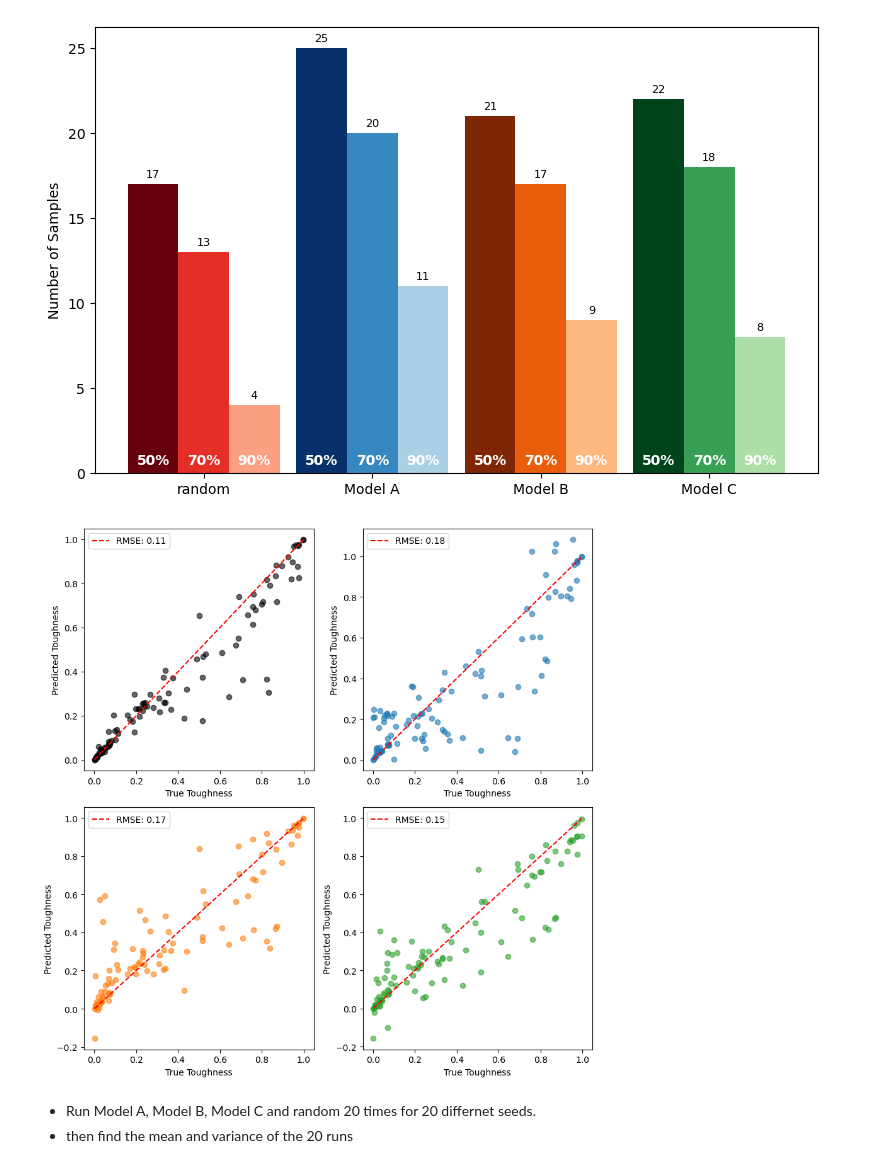
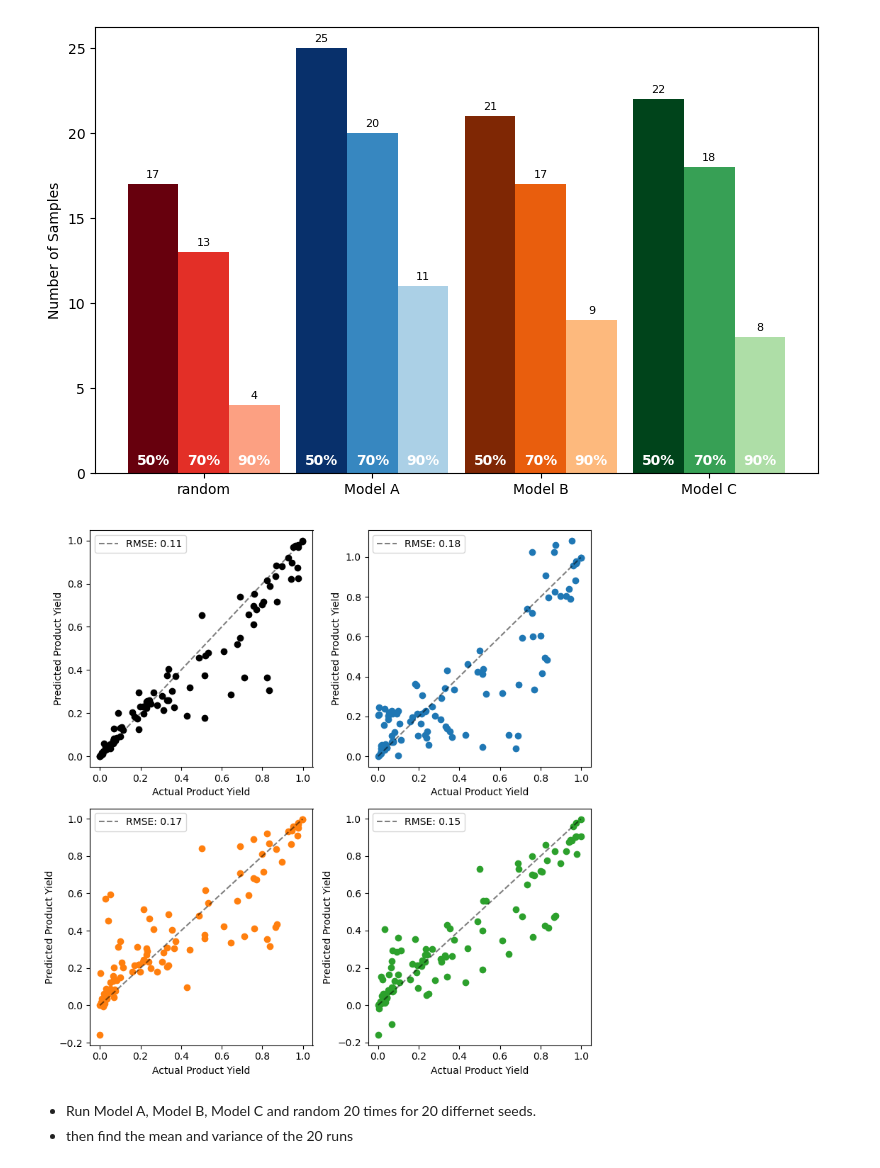
Before and after one commit to uwsunlab/BO-RFB, a Jupyter notebook: PoolBased/ComparisonTesting/querybasedPool.ipynb, the cells around one changed output. Saved outputs shown, nothing was run; the diff lists cells and outputs as text; code cells hidden in the pictures.

Commit message:
figures

```diff
--- a/PoolBased/ComparisonTesting/querybasedPool.ipynb
+++ b/PoolBased/ComparisonTesting/querybasedPool.ipynb
@@ -451,39 +451,39 @@ from sklearn.metrics import mean_squared_error
 
 # Prepare normalized pool data
 nx_pool = normalize(x_all, original_bounds)
 
 # Get predictions from each model
 with torch.no_grad():
     y_pred_T, _ = gp_truth.gp_evaluate(nx_pool, 'Regular')
     y_pred_A, _ = gp_modelA.gp_evaluate(nx_pool, 'Regular')
     y_pred_B, _ = gp_modelB.gp_evaluate(nx_pool, 'Mixed')
     y_pred_C, _ = gp_modelC.gp_evaluate(nx_pool, 'Mixed')
 
 y_true = y_all.cpu().numpy().flatten()
 
 # plt.figure(figsize=(15, 4))
-plt.figure(figsize=(9, 9))
+plt.figure(figsize=(8, 8))
 
 for i, (y_pred, title, color) in enumerate(zip(
     [y_pred_T,y_pred_A, y_pred_B, y_pred_C],
     ['Full','Model A', 'Model B', 'Model C'],
     ['k','tab:blue', 'tab:orange', 'tab:green']
 )):
     rmse = np.sqrt(mean_squared_error(y_true, y_pred.flatten()))
     plt.subplot(2, 2, i + 1)
-    plt.scatter(y_true, y_pred.flatten(), alpha=0.6, color=color )
-    plt.plot([y_true.min(), y_true.max()], [y_true.min(), y_true.max()], 'r--', label = f'RMSE: {rmse:.2f}')
-    plt.xlabel('True Toughness')
-    plt.ylabel('Predicted Toughness')
+    plt.scatter(y_true, y_pred.flatten(), alpha=1.0, color=color)
+    plt.plot([y_true.min(), y_true.max()], [y_true.min(), y_true.max()], 'k--', label = f'RMSE: {rmse:.2f}', alpha=0.5)
+    plt.xlabel('Actual Product Yield')
+    plt.ylabel('Predicted Product Yield')
     #plt.title(f'Parity Plot: {title}')
     plt.legend()
     plt.grid(False)
 
 
 plt.tight_layout()
 plt.show()
 # %% [output]
-[figure, old version]
+[figure, new version]
 # %% [markdown]
 - Run Model A, Model B, Model C and random 20 times for 20 differnet seeds.
 - then find the mean and variance of the 20 runs
```
Also changed, not shown: parts of 5 cells of this notebook, 1 other file.
